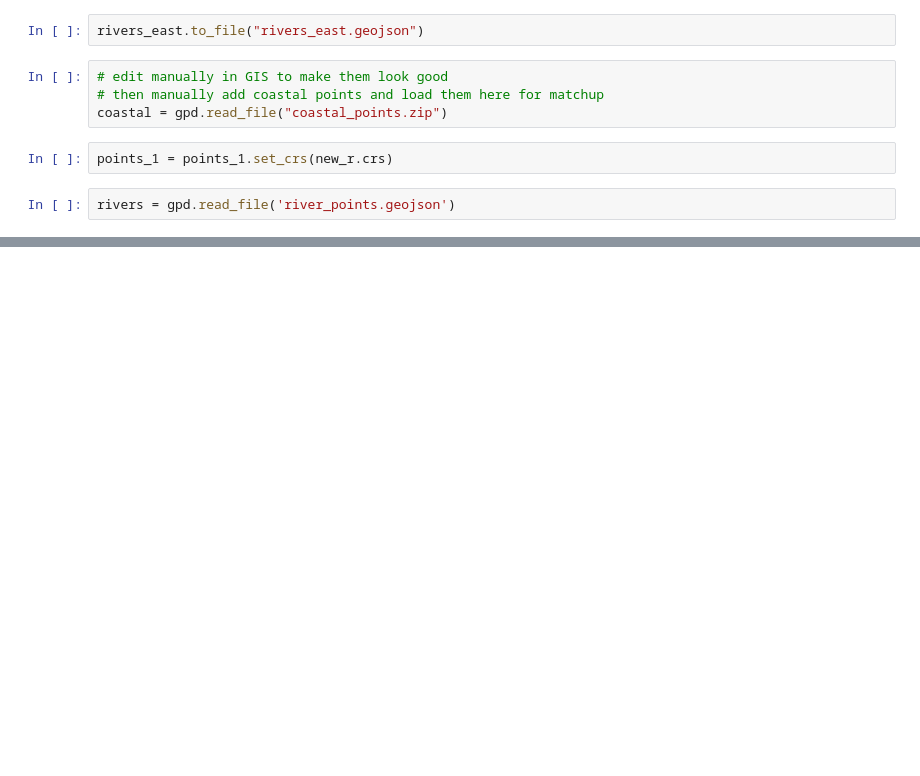
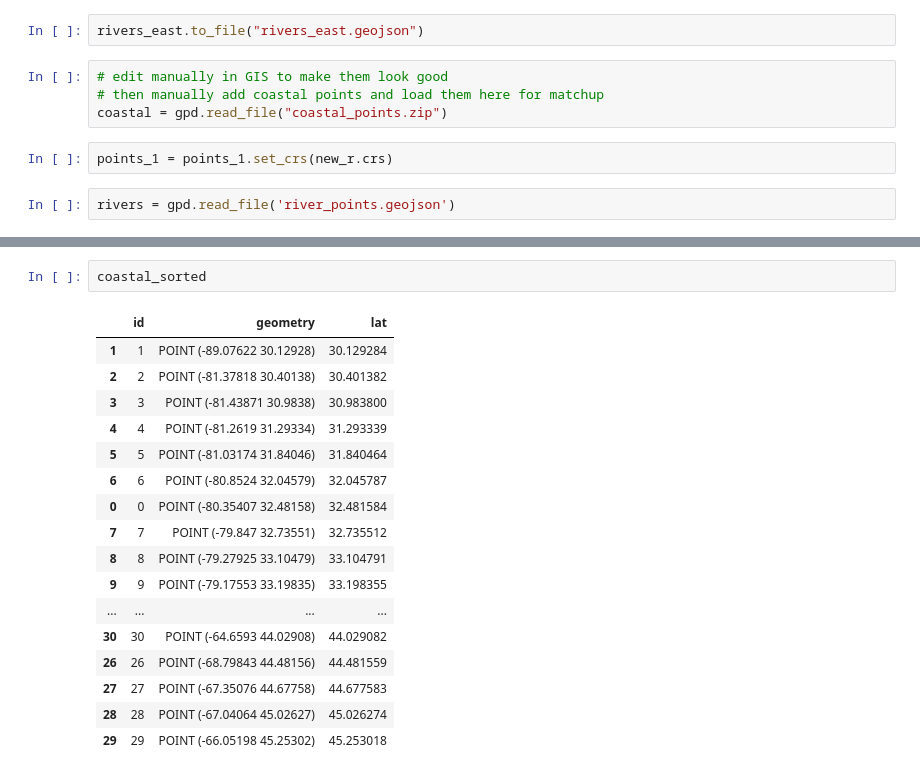
Before and after one commit to emilym012/CLAP, a Jupyter notebook: get_points.ipynb, the cells around one changed output, grey strips where cells are left out. Cells and saved outputs as stored; diff of their text form; blank space fills up the shorter version.

```diff
--- a/get_points.ipynb
+++ b/get_points.ipynb
@@ -80,0 +89,20 @@ coastal.loc[0:0]
+# %%
+coastal_sorted
+# %% [output]
+|  | id | geometry | lat |
+| 1 | 1 | POINT (-89.07622 30.12928) | 30.129284 |
+| 2 | 2 | POINT (-81.37818 30.40138) | 30.401382 |
+| 3 | 3 | POINT (-81.43871 30.9838) | 30.983800 |
+| 4 | 4 | POINT (-81.2619 31.29334) | 31.293339 |
+| 5 | 5 | POINT (-81.03174 31.84046) | 31.840464 |
+| 6 | 6 | POINT (-80.8524 32.04579) | 32.045787 |
+| 0 | 0 | POINT (-80.35407 32.48158) | 32.481584 |
+| 7 | 7 | POINT (-79.847 32.73551) | 32.735512 |
+| 8 | 8 | POINT (-79.27925 33.10479) | 33.104791 |
+| 9 | 9 | POINT (-79.17553 33.19835) | 33.198355 |
+| ... | ... | ... | ... |
+| 30 | 30 | POINT (-64.6593 44.02908) | 44.029082 |
+| 26 | 26 | POINT (-68.79843 44.48156) | 44.481559 |
+| 27 | 27 | POINT (-67.35076 44.67758) | 44.677583 |
+| 28 | 28 | POINT (-67.04064 45.02627) | 45.026274 |
+| 29 | 29 | POINT (-66.05198 45.25302) | 45.253018 |
```
Also changed, not shown: parts of 14 cells of this notebook, 2 other files.
